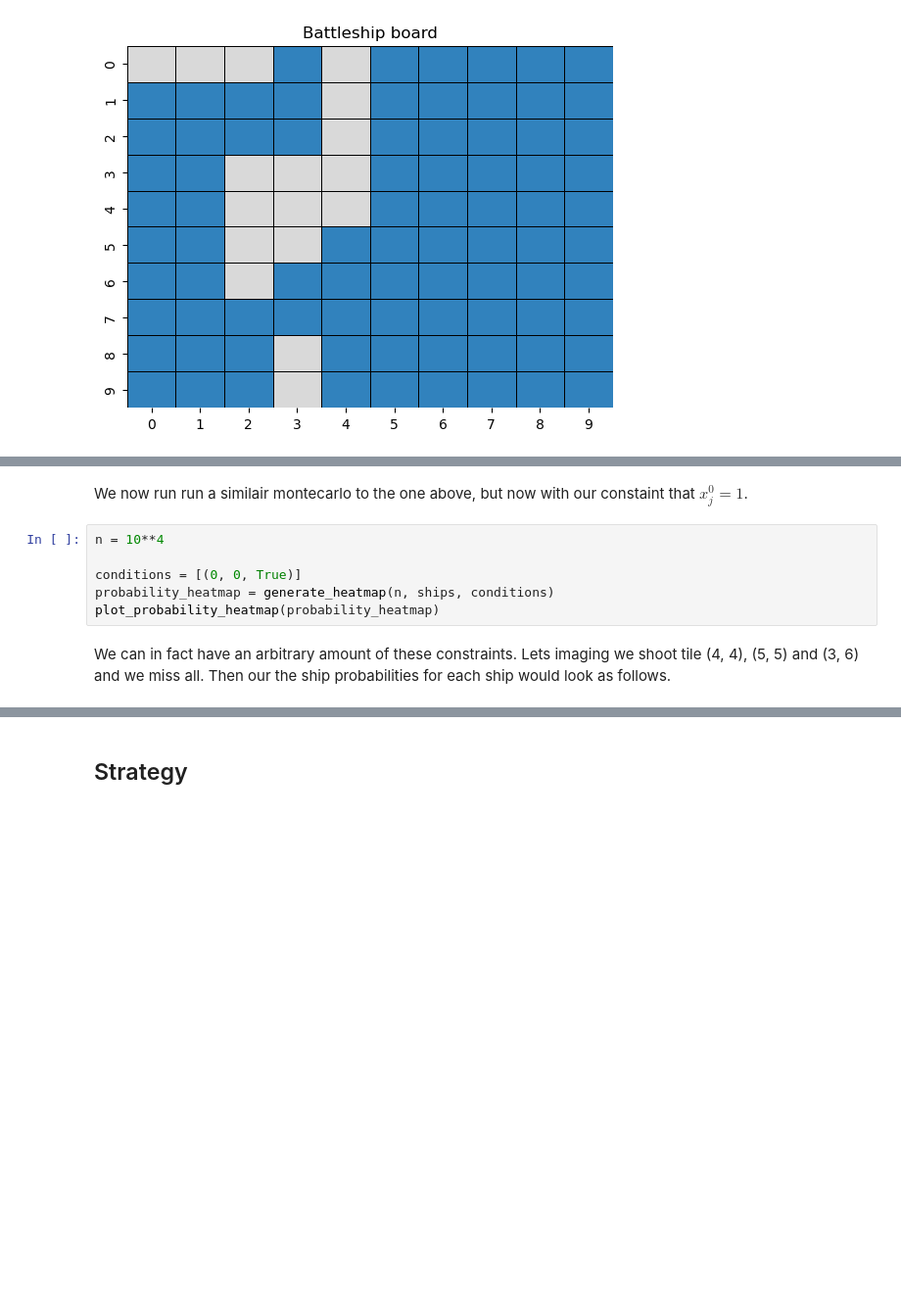
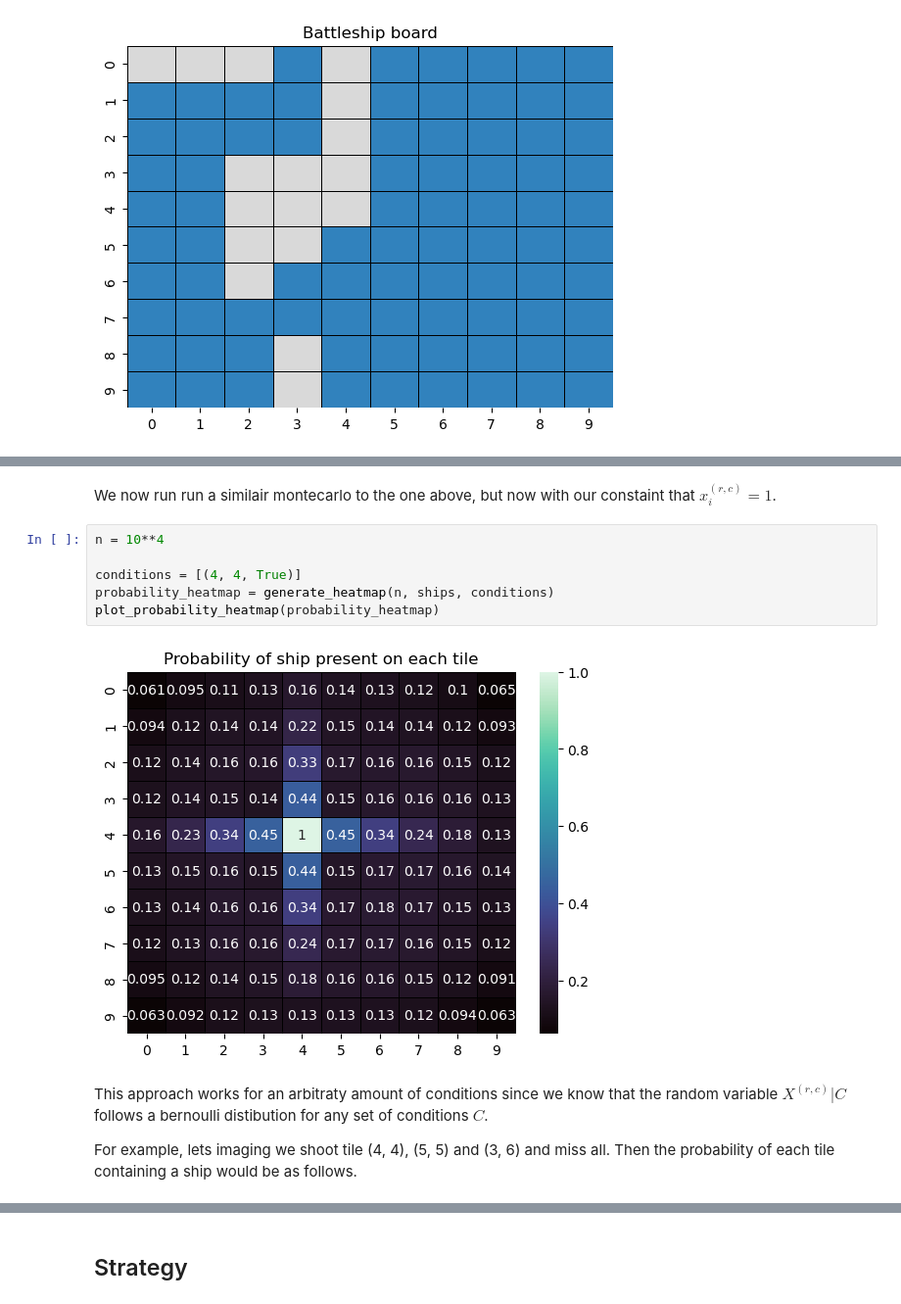
Before and after one commit to damienbose/battleship_analysis, a Jupyter notebook: battleship.ipynb, the cells around one changed output, grey strips where cells are left out. Shown at 98% size. Cells and saved outputs as stored; diff of their text form; blank space fills up the shorter version.

```diff
--- a/battleship.ipynb
+++ b/battleship.ipynb
@@ -160,13 +180,17 @@ plot_board(board)
 # %% [markdown]
-We now run run a similair montecarlo to the one above, but now with our constaint that $ x^{0}_j = 1$.
+We now run run a similair montecarlo to the one above, but now with our constaint that $ x^{(r,c)}_i = 1$.
 # %%
 n = 10**4
 
-conditions = [(0, 0, True)]
+conditions = [(4, 4, True)]
 probability_heatmap = generate_heatmap(n, ships, conditions)
 plot_probability_heatmap(probability_heatmap)
+# %% [output]
+[figure, added]
 # %% [markdown]
-We can in fact have an arbitrary amount of these constraints. Lets imaging we shoot tile (4, 4), (5, 5) and (3, 6) and we miss all. Then our the ship probabilities for each ship would look as follows.
+This approach works for an arbitraty amount of conditions since we know that the random variable $X^{(r,c)} | C$ follows a bernoulli distibution for any set of conditions $C$.
+
+For example, lets imaging we shoot tile (4, 4), (5, 5) and (3, 6) and miss all. Then the probability of each tile containing a ship would be as follows.
 # %%
 n = 10**4
 
```
Also changed, not shown: parts of 24 cells of this notebook.
